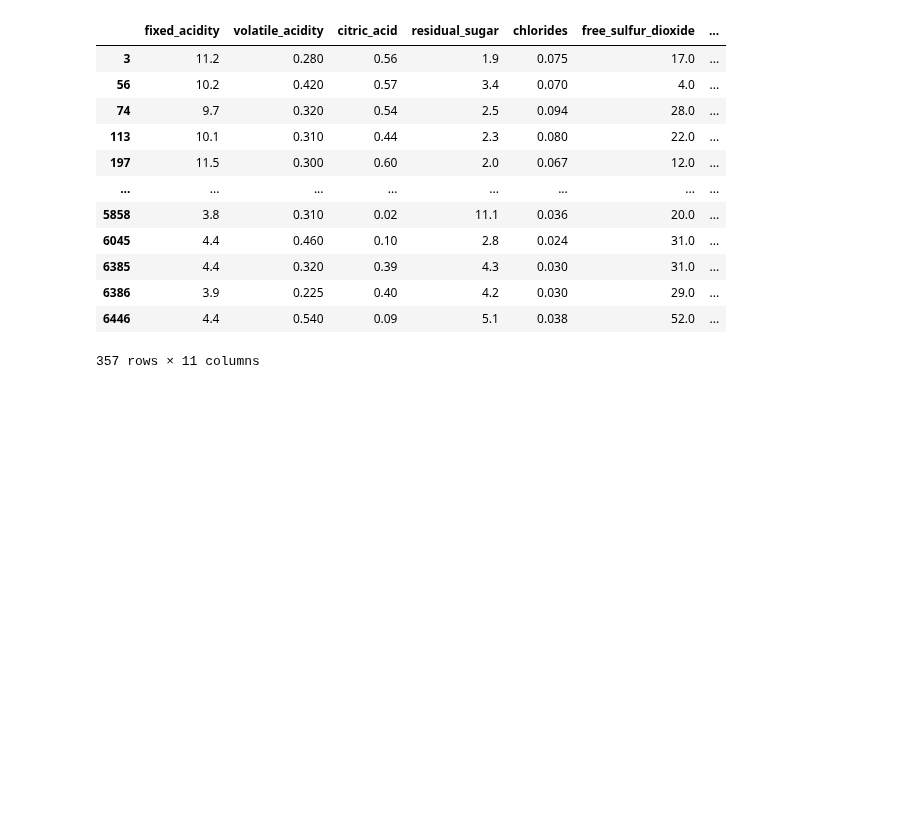
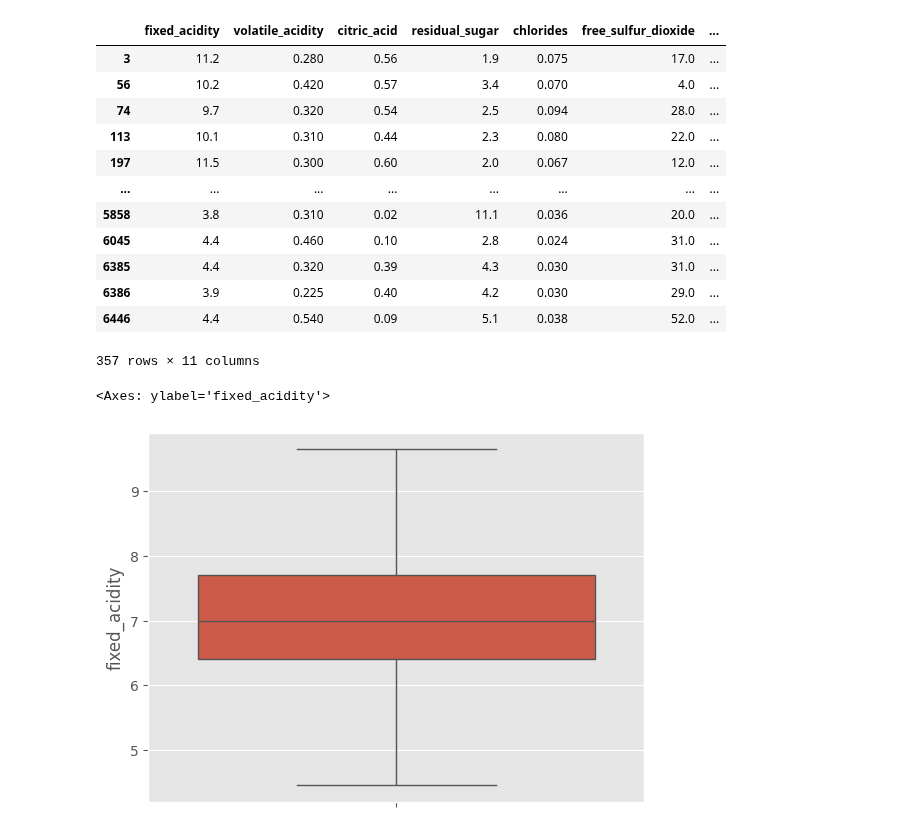
Before and after one commit to Hr15h1/AI_semII, a Jupyter notebook: program9.ipynb, the cells around one changed output. Saved outputs shown, nothing was run; the diff lists cells and outputs as text; code cells hidden in the pictures; blank space fills up the shorter version.

```diff
--- a/program9.ipynb
+++ b/program9.ipynb
@@ -135,3 +139,12 @@ wq_X.loc[(wq_X['fixed_acidity'] > upper_limit) | (wq_X['fixed_acidity'] < lower_
 | 6386 | 3.9 | 0.225 | 0.40 | 4.2 | 0.030 | 29.0 | ... |
 | 6446 | 4.4 | 0.540 | 0.09 | 5.1 | 0.038 | 52.0 | ... |
 357 rows × 11 columns
+# %%
+wq_X_copy = wq_X.copy()
+wq_X_copy.loc[wq_X_copy['fixed_acidity'] > upper_limit, 'fixed_acidity'] = upper_limit
+wq_X_copy.loc[wq_X_copy['fixed_acidity'] < lower_limit, 'fixed_acidity'] = lower_limit
+# %%
+sns.boxplot(wq_X_copy['fixed_acidity'])
+# %% [output]
+<Axes: ylabel='fixed_acidity'>
+[figure, added]
```
Also changed, not shown: parts of 6 cells of this notebook.
